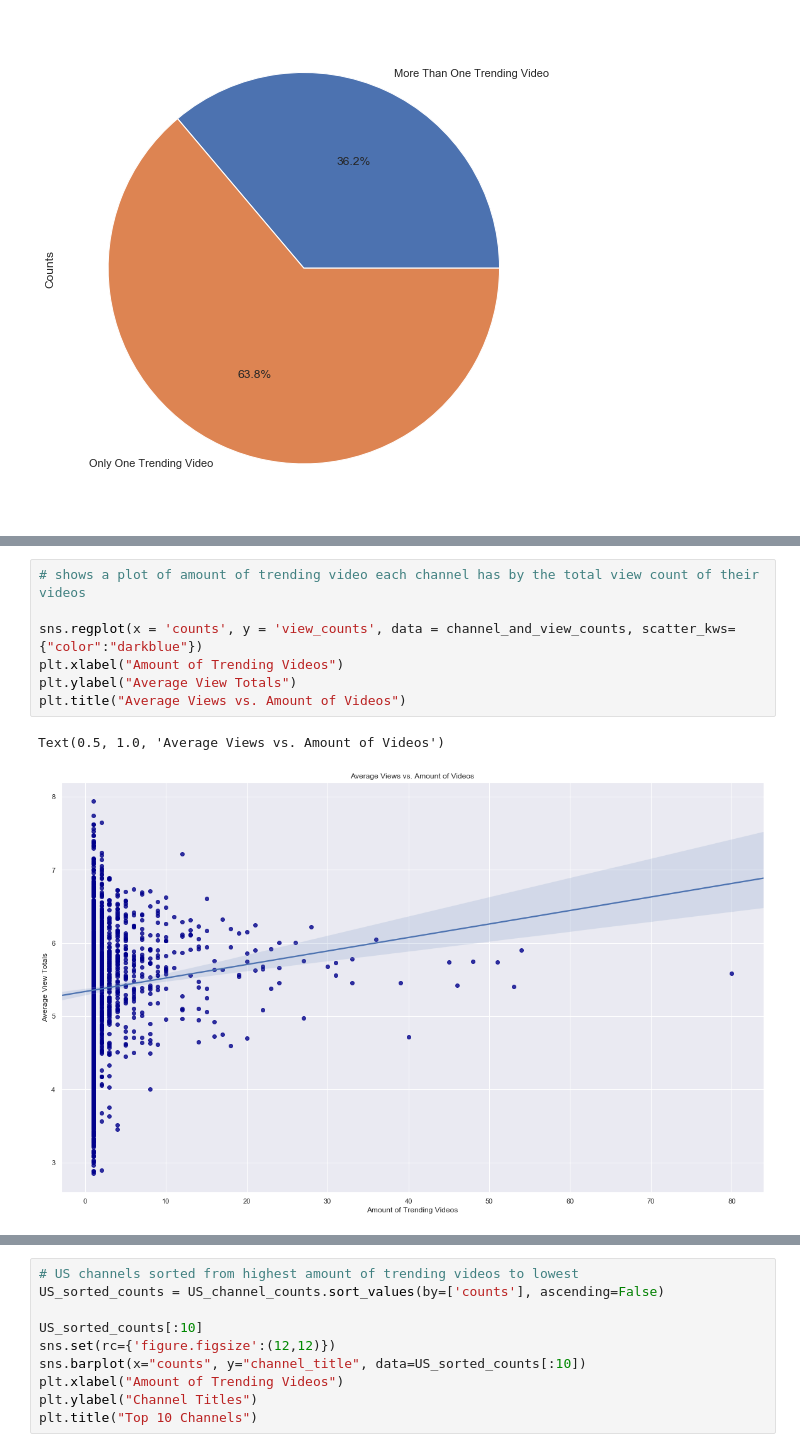
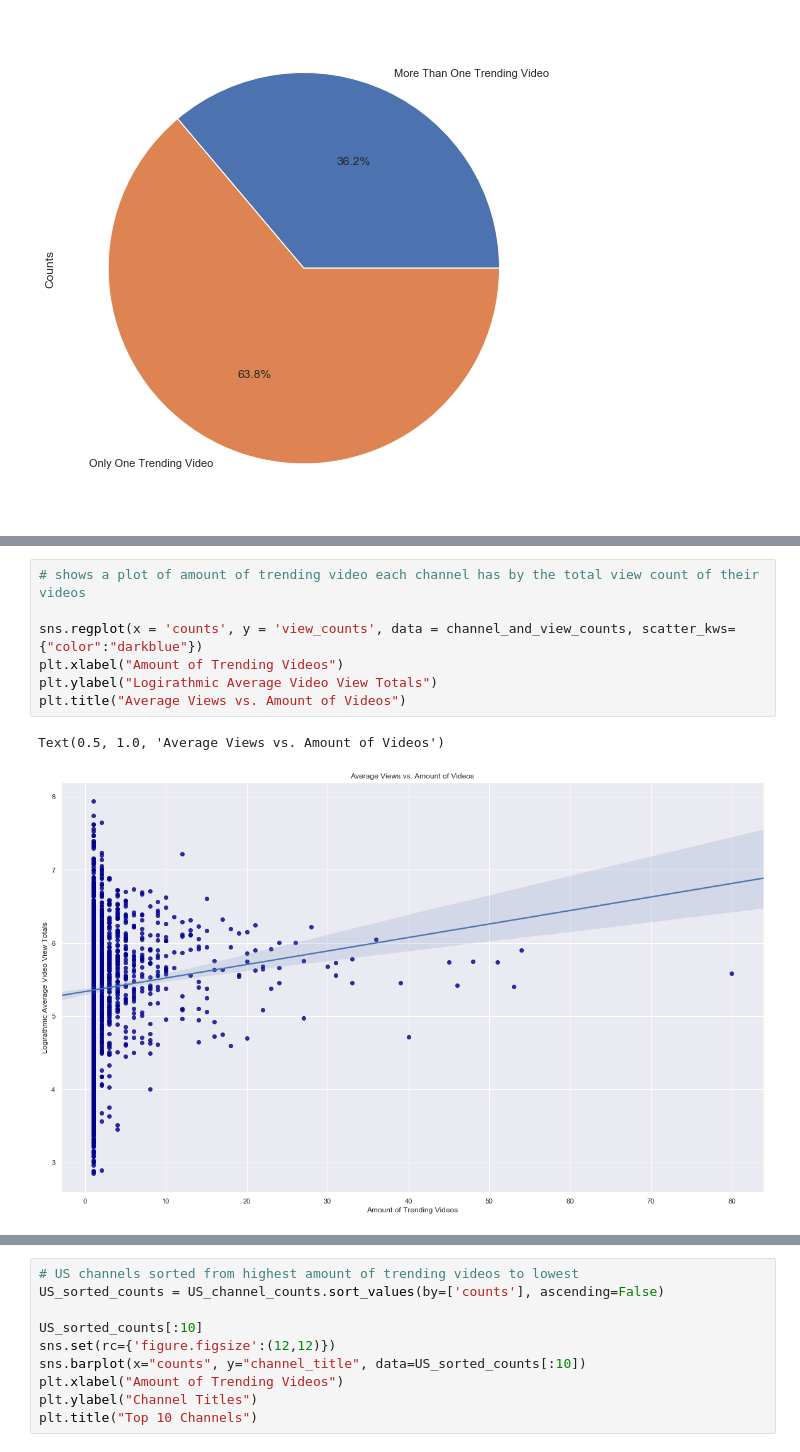
Before and after one commit to Carlene/youtube_trending, a Jupyter notebook: trending_creators.ipynb, the cells around one changed output, grey strips where cells are left out. Saved outputs shown, nothing was run; the diff lists cells and outputs as text.

```diff
--- a/trending_creators.ipynb
+++ b/trending_creators.ipynb
@@ -137,11 +145,11 @@ channel_and_view_counts
 # %%
 # shows a plot of amount of trending video each channel has by the total view count of their videos
 
 sns.regplot(x = 'counts', y = 'view_counts', data = channel_and_view_counts, scatter_kws={"color":"darkblue"})
 plt.xlabel("Amount of Trending Videos")
-plt.ylabel("Average View Totals")
+plt.ylabel("Logirathmic Average Video View Totals")
 plt.title("Average Views vs. Amount of Videos")
 # %% [output]
 Text(0.5, 1.0, 'Average Views vs. Amount of Videos')
-[figure, old version]
+[figure, new version]
 # %% [markdown]
```
Also changed, not shown: parts of 19 cells of this notebook.
